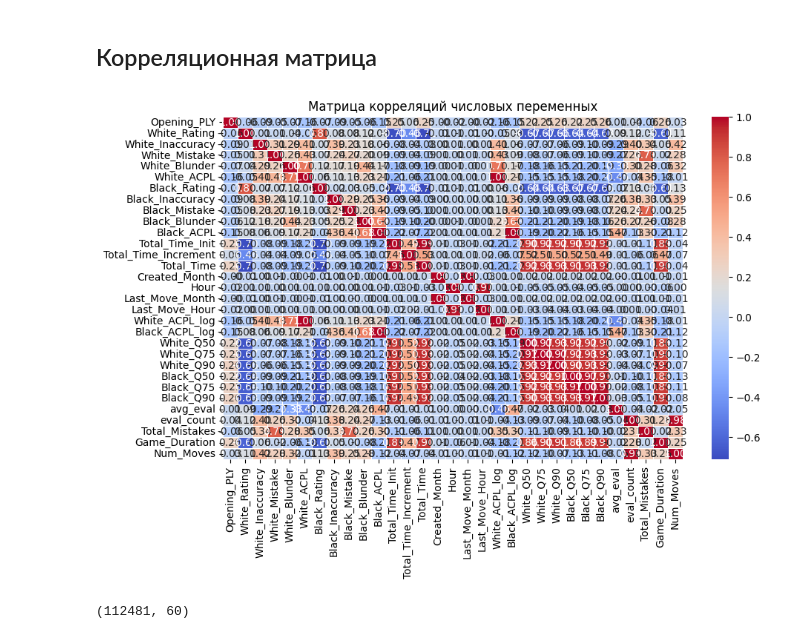
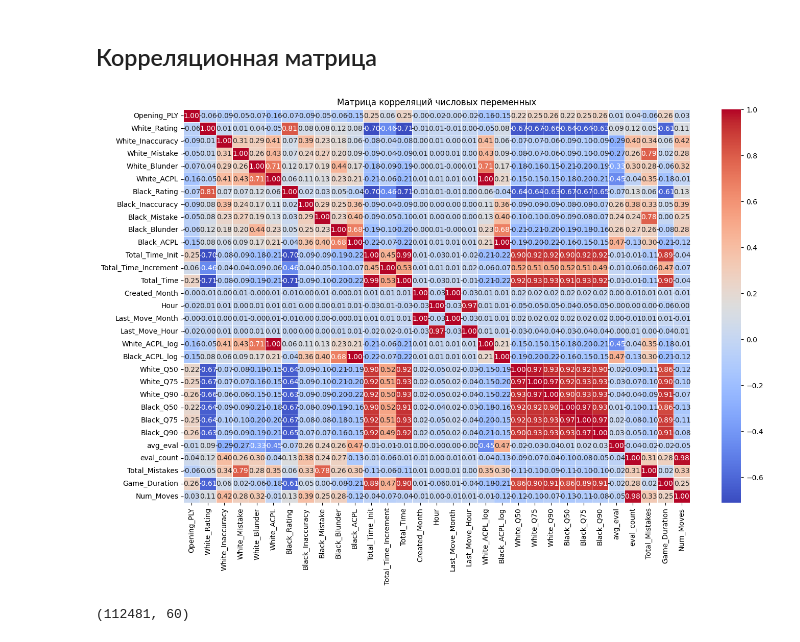
Before and after one commit to Alisa-Shikanyan/ABD-3-chess, a Jupyter notebook: EDA.ipynb, the cells around one changed output. Saved outputs shown, nothing was run; the diff lists cells and outputs as text; code cells hidden in the pictures.

```diff
--- a/EDA.ipynb
+++ b/EDA.ipynb
@@ -1586,13 +1588,13 @@ df.describe()
 # %%
 correlation_matrix = df.select_dtypes(include=[np.number]).corr(method='spearman')
 
-plt.figure(figsize=(10, 6))
+plt.figure(figsize=(16, 10))
 sns.heatmap(correlation_matrix, annot=True, fmt=".2f",
             cmap="coolwarm", linewidths=0.5)
 plt.title("Матрица корреляций числовых переменных")
 plt.show()
 # %% [output]
-[figure, old version]
+[figure, new version]
 # %%
 # TODO: Добавить категориальные признаки
 # %%
```
Also changed, not shown: parts of 5 cells of this notebook.
